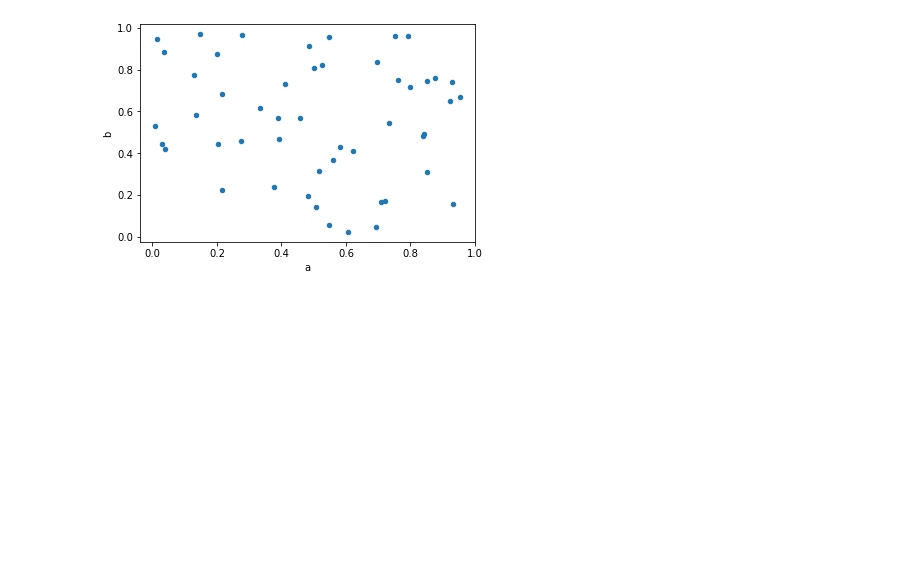
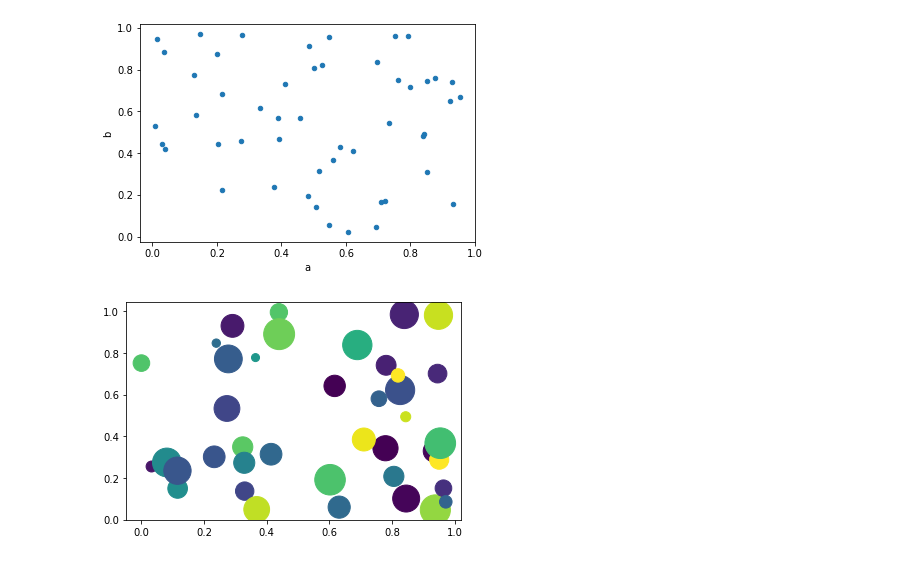
Before and after one commit to pradhan-asish/Python-Matplot_-_Visualization, a Jupyter notebook: Data-Visualisation/Plots.ipynb, the cells around one changed output. Saved outputs shown, nothing was run; the diff lists cells and outputs as text; code cells hidden in the pictures; blank space fills up the shorter version.

Commit message:
scatter plot

```diff
--- a/Data-Visualisation/Plots.ipynb
+++ b/Data-Visualisation/Plots.ipynb
@@ -27,3 +27,17 @@ df.plot.scatter(x='a', y='b')
 # %% [output]
 <AxesSubplot:xlabel='a', ylabel='b'>
 [figure]
+# %%
+import matplotlib.pyplot as plt
+import numpy as np
+
+# create data
+x = np.random.rand(40)
+y = np.random.rand(40)
+z = np.random.rand(40)
+colors = np.random.rand(40)
+# use the scatter function
+plt.scatter(x, y, s=z*1000,c=colors)
+plt.show()
+# %% [output]
+[figure, added]
```
